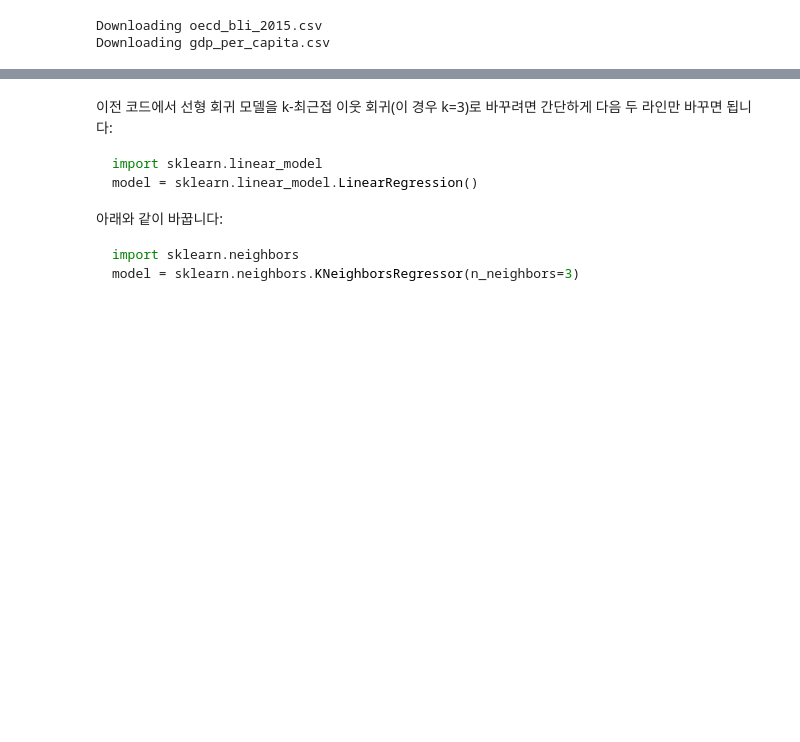
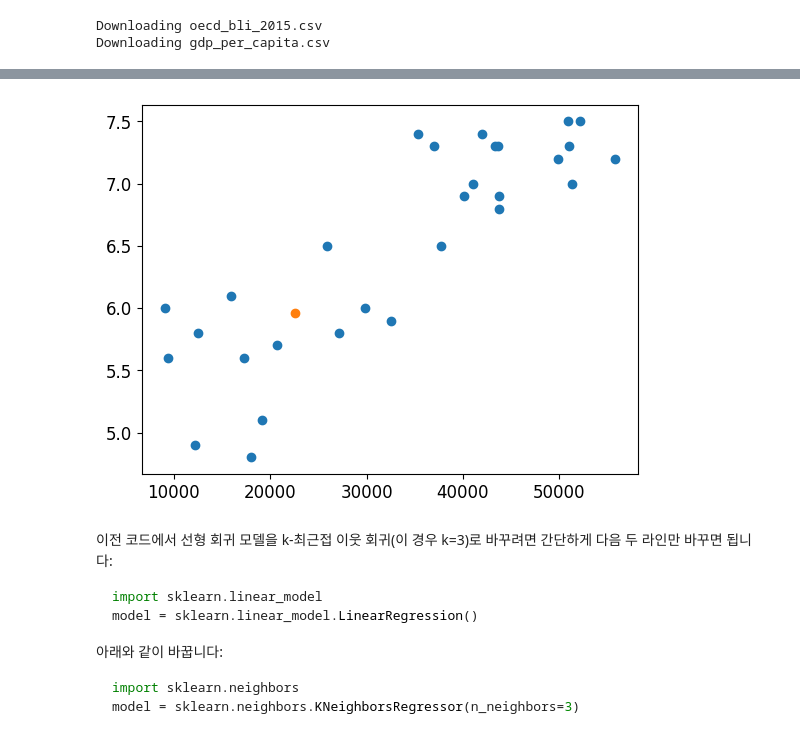
Before and after one commit to tux2won/self_study, a Jupyter notebook: 01_the_machine_learning_landscape.ipynb, the cells around one changed output, grey strips where cells are left out. Saved outputs shown, nothing was run; the diff lists cells and outputs as text; code cells hidden in the pictures; blank space fills up the shorter version.

```diff
--- a/01_the_machine_learning_landscape.ipynb
+++ b/01_the_machine_learning_landscape.ipynb
@@ -97,4 +148,10 @@ print(model.predict(X_new)) # 출력 [[ 5.96242338]]
 [[5.96242338]]
+# %%
+plt.scatter(X, y)
+plt.scatter(22587, 5.96)
+plt.show()
+# %% [output]
+[figure, added]
 # %% [markdown]
 이전 코드에서 선형 회귀 모델을 k-최근접 이웃 회귀(이 경우 k=3)로 바꾸려면 간단하게 다음 두 라인만 바꾸면 됩니다:
 
```
Also changed, not shown: parts of 8 cells of this notebook.
